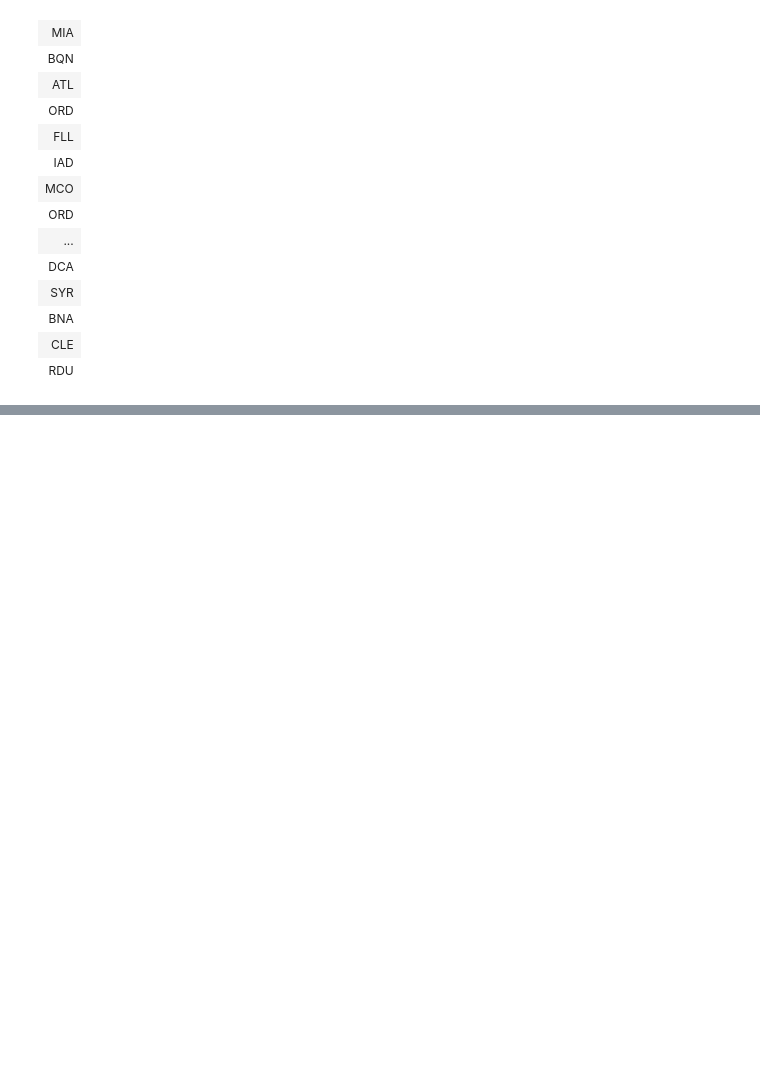
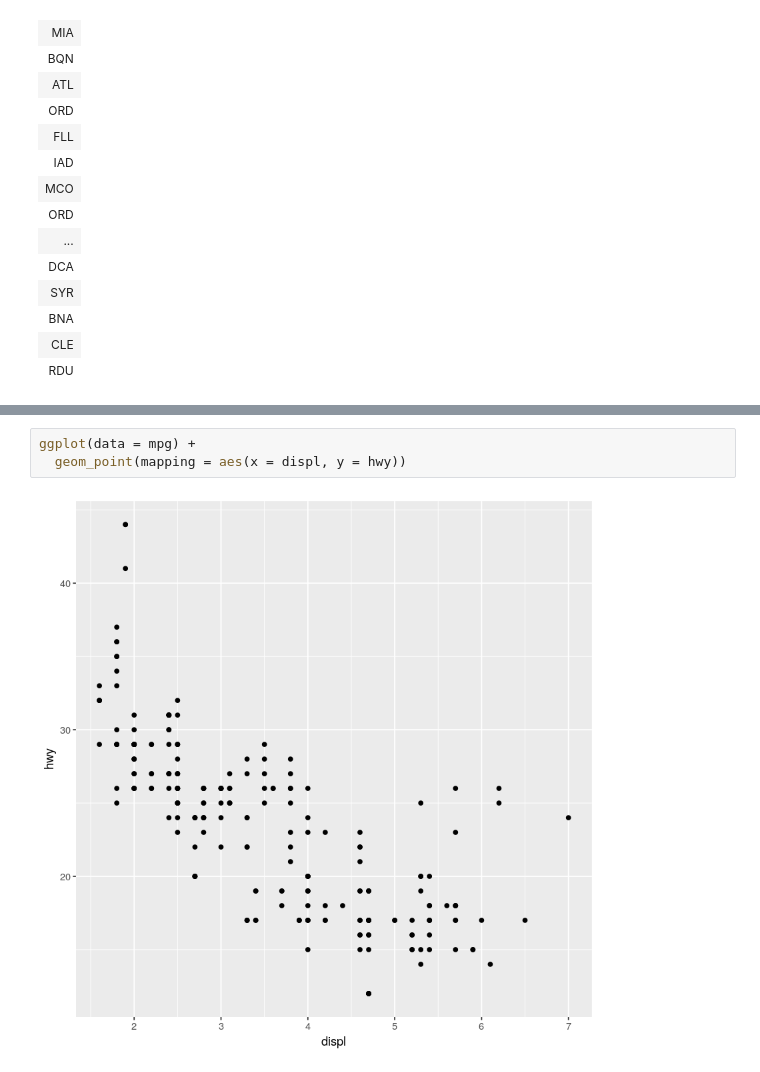
Before and after one commit to nithinivi/DataScienceInR, a Jupyter notebook: 03-Data frames & Visualisations .ipynb, the cells around one changed output, grey strips where cells are left out. Saved outputs shown, nothing was run; the diff lists cells and outputs as text; blank space fills up the shorter version.

```diff
--- a/03-Data frames & Visualisations .ipynb
+++ b/03-Data frames & Visualisations .ipynb
@@ -168,0 +259,5 @@ select(flights, dest)
+# %%
+ggplot(data = mpg) +
+  geom_point(mapping = aes(x = displ, y = hwy))
+# %% [output]
+[figure, added]
```
Also changed, not shown: parts of 16 cells of this notebook.
